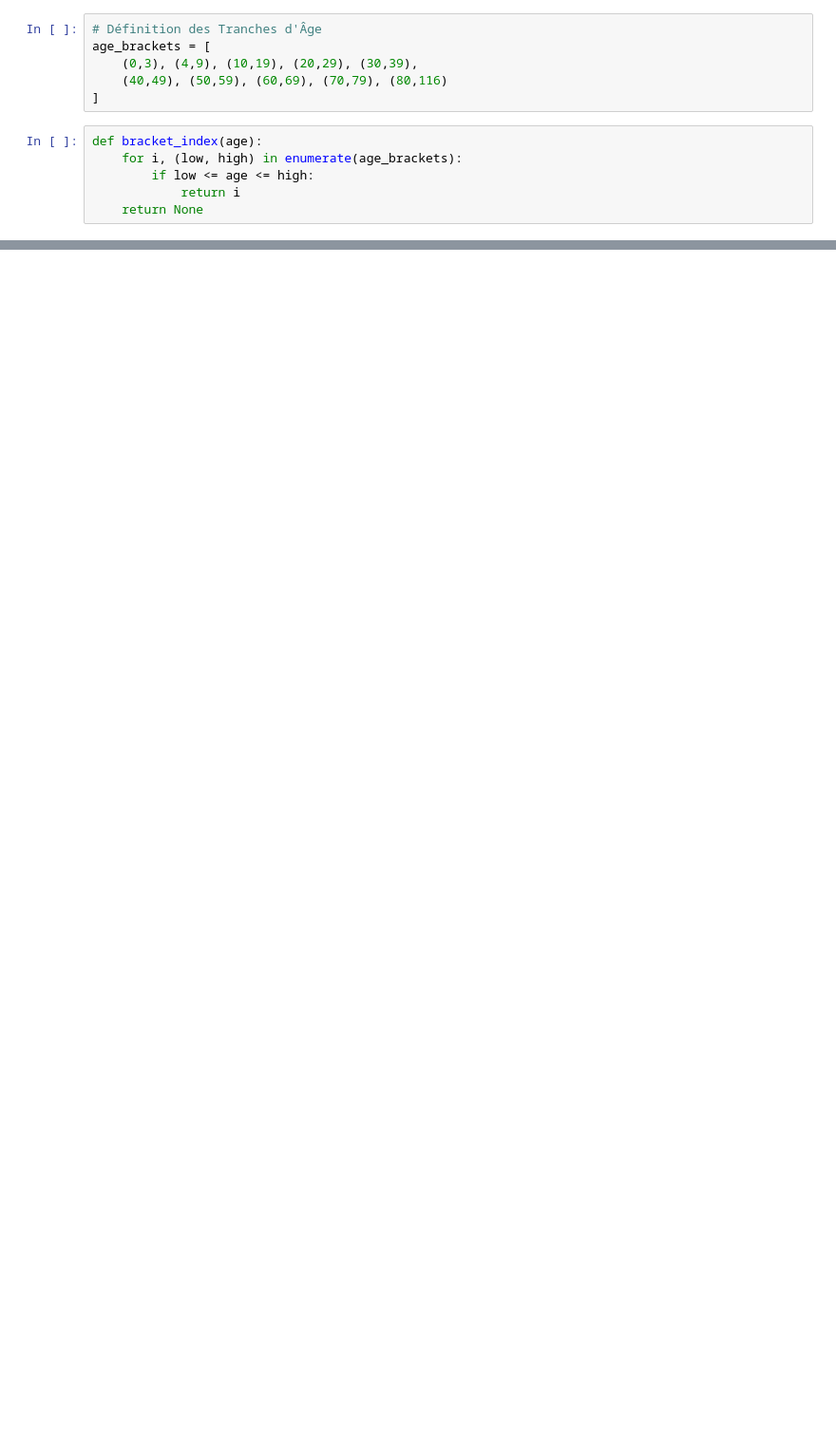
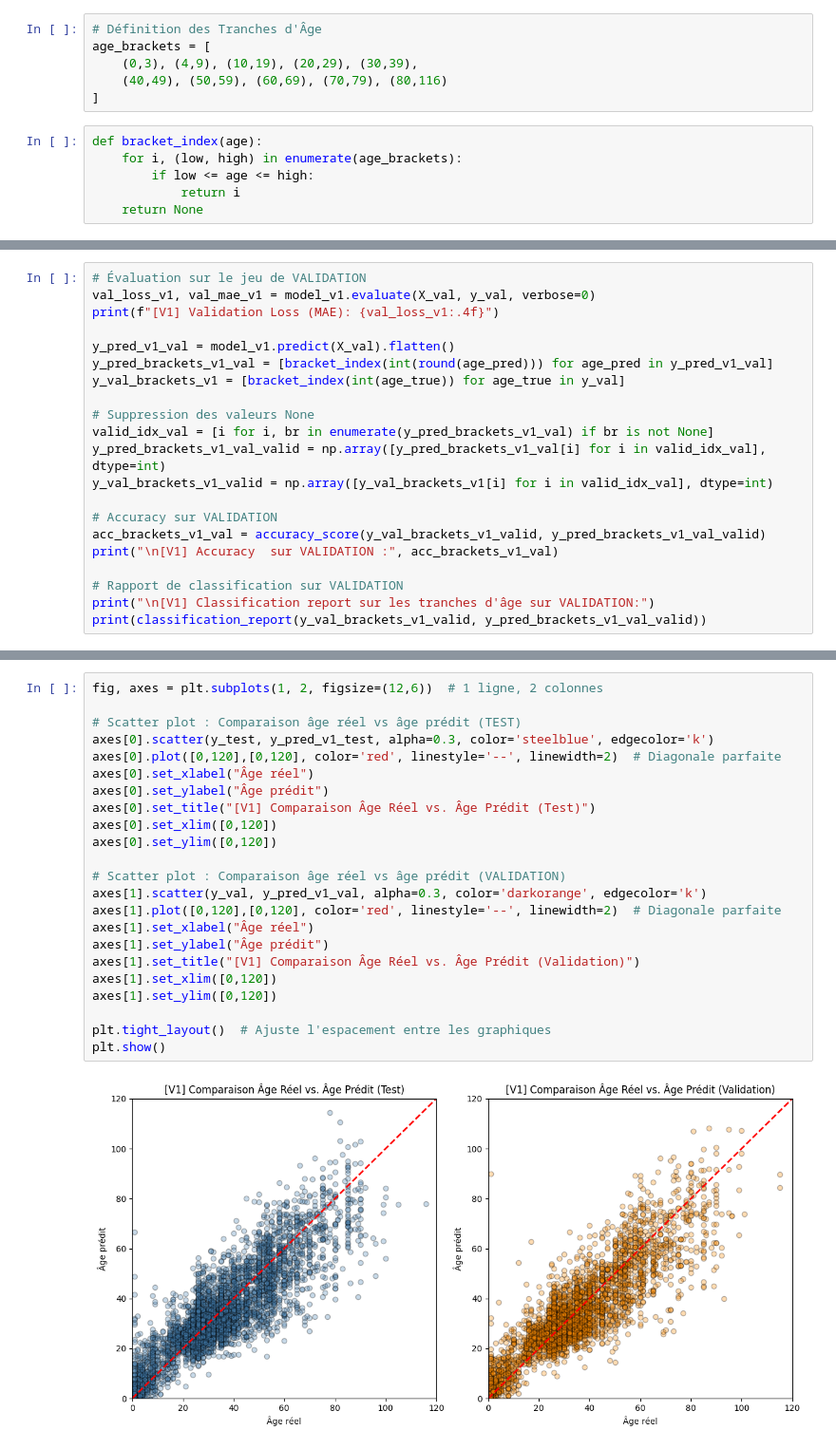
Before and after one commit to HuanJY/SAEBUT3, a Jupyter notebook: Model2.ipynb, the cells around one changed output, grey strips where cells are left out. Shown at 95% size. Saved outputs shown, nothing was run; the diff lists cells and outputs as text; blank space fills up the shorter version.

Commit message:
modif modele 1 et 2

```diff
--- a/Model2.ipynb
+++ b/Model2.ipynb
@@ -699,0 +415,21 @@ En résumé, le V2 montre une performance quasi identique à celle du V1, démon
+# %%
+# Évaluation sur le jeu de VALIDATION
+val_loss_v1, val_mae_v1 = model_v1.evaluate(X_val, y_val, verbose=0)
+print(f"[V1] Validation Loss (MAE): {val_loss_v1:.4f}")
+
+y_pred_v1_val = model_v1.predict(X_val).flatten()
+y_pred_brackets_v1_val = [bracket_index(int(round(age_pred))) for age_pred in y_pred_v1_val]
+y_val_brackets_v1 = [bracket_index(int(age_true)) for age_true in y_val]
+
+# Suppression des valeurs None
+valid_idx_val = [i for i, br in enumerate(y_pred_brackets_v1_val) if br is not None]
+y_pred_brackets_v1_val_valid = np.array([y_pred_brackets_v1_val[i] for i in valid_idx_val], dtype=int)
+y_val_brackets_v1_valid = np.array([y_val_brackets_v1[i] for i in valid_idx_val], dtype=int)
+
+# Accuracy sur VALIDATION
+acc_brackets_v1_val = accuracy_score(y_val_brackets_v1_valid, y_pred_brackets_v1_val_valid)
+print("\n[V1] Accuracy  sur VALIDATION :", acc_brackets_v1_val)
+
+# Rapport de classification sur VALIDATION
+print("\n[V1] Classification report sur les tranches d'âge sur VALIDATION:")
+print(classification_report(y_val_brackets_v1_valid, y_pred_brackets_v1_val_valid))
@@ -699,0 +470,25 @@ En résumé, le V2 montre une performance quasi identique à celle du V1, démon
+# %%
+fig, axes = plt.subplots(1, 2, figsize=(12,6))  # 1 ligne, 2 colonnes
+
+# Scatter plot : Comparaison âge réel vs âge prédit (TEST)
+axes[0].scatter(y_test, y_pred_v1_test, alpha=0.3, color='steelblue', edgecolor='k')
+axes[0].plot([0,120],[0,120], color='red', linestyle='--', linewidth=2)  # Diagonale parfaite
+axes[0].set_xlabel("Âge réel")
+axes[0].set_ylabel("Âge prédit")
+axes[0].set_title("[V1] Comparaison Âge Réel vs. Âge Prédit (Test)")
+axes[0].set_xlim([0,120])
+axes[0].set_ylim([0,120])
+
+# Scatter plot : Comparaison âge réel vs âge prédit (VALIDATION)
+axes[1].scatter(y_val, y_pred_v1_val, alpha=0.3, color='darkorange', edgecolor='k')
+axes[1].plot([0,120],[0,120], color='red', linestyle='--', linewidth=2)  # Diagonale parfaite
+axes[1].set_xlabel("Âge réel")
+axes[1].set_ylabel("Âge prédit")
+axes[1].set_title("[V1] Comparaison Âge Réel vs. Âge Prédit (Validation)")
+axes[1].set_xlim([0,120])
+axes[1].set_ylim([0,120])
+
+plt.tight_layout()  # Ajuste l'espacement entre les graphiques
+plt.show()
+# %% [output]
+[figure, added]
```
Also changed, not shown: parts of 76 cells of this notebook, 1 other file.
